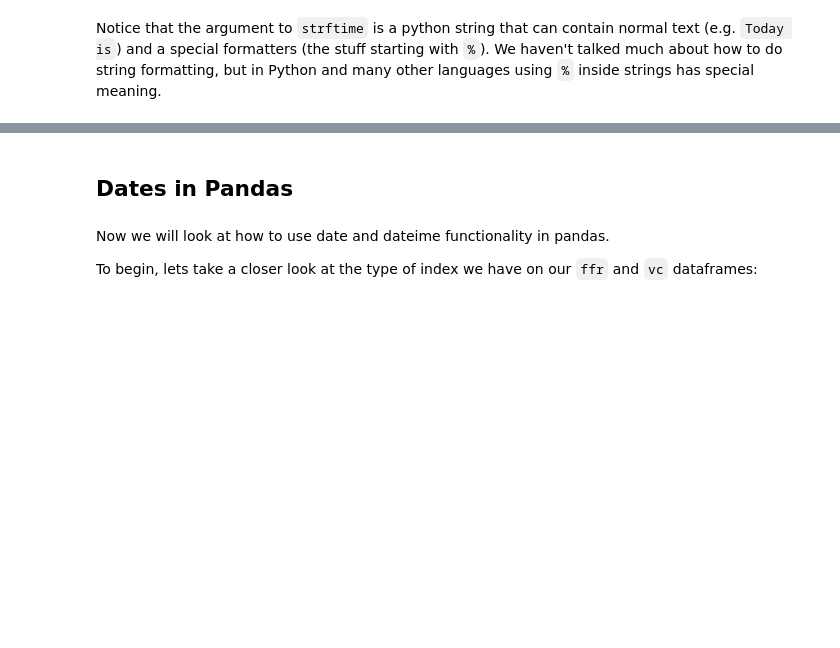
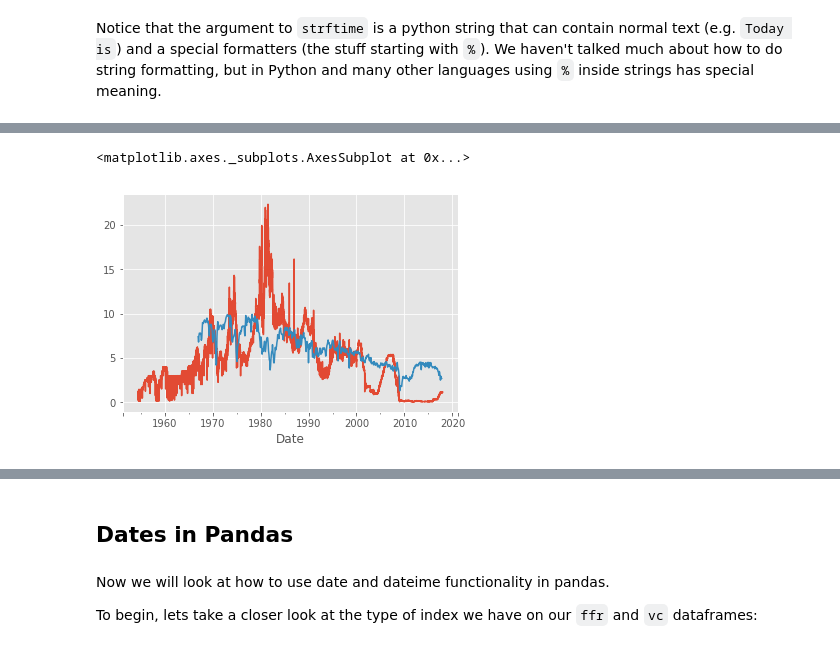
Before and after one commit to mwaugh0328/Data_Bootcamp_Fall_2017, a Jupyter notebook: data_bootcamp_1211/bootcamp_timeseries.ipynb, the cells around one changed output, grey strips where cells are left out. Cells and saved outputs as stored; diff of their text form; code cells hidden in the pictures; blank space fills up the shorter version.

```diff
--- a/data_bootcamp_1211/bootcamp_timeseries.ipynb
+++ b/data_bootcamp_1211/bootcamp_timeseries.ipynb
@@ -264,0 +262,4 @@ spencer_bday_time.strftime("Spencer was born on %A, %B %dth at %I:%M %p")
+# %%
+autos = quandl.get("FED/MVA_AUTOAS_S")
+
+df_info(autos)
@@ -264,0 +287,11 @@ spencer_bday_time.strftime("Spencer was born on %A, %B %dth at %I:%M %p")
+# %%
+ffr.rename(columns={"Value": "risk_free_rate"}, inplace=True)
+
+autos.rename(columns={"Value": "production"}, inplace=True)
+
+ffr.risk_free_rate.plot()
+
+autos.production.plot()
+# %% [output]
+<matplotlib.axes._subplots.AxesSubplot at 0x...>
+[figure, added]
```
Also changed, not shown: parts of 84 cells of this notebook.
